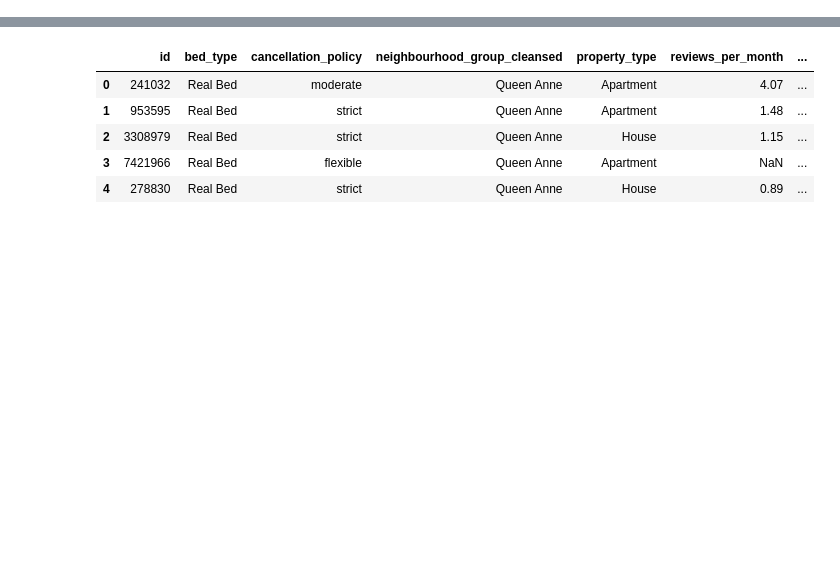
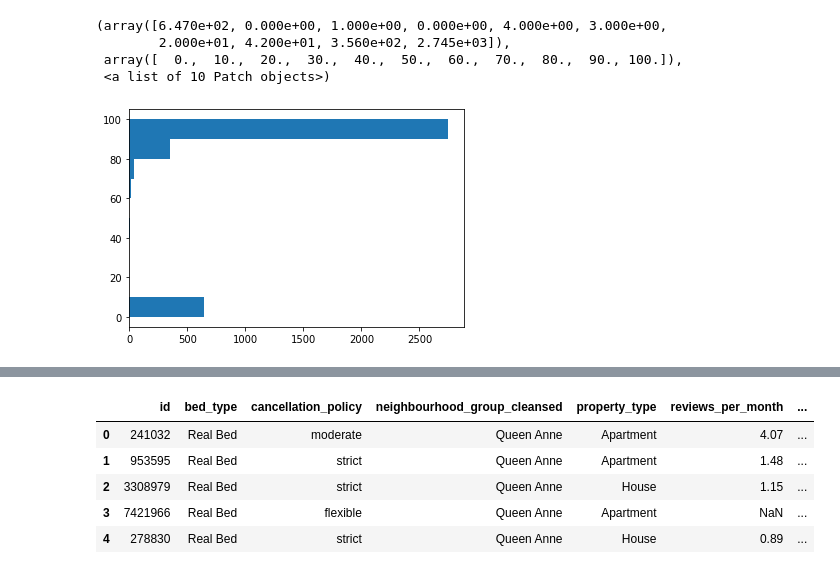
Before and after one commit to nittaryo1977/analyze_airbnb, a Jupyter notebook: Airbnb Seattle.ipynb, the cells around one changed output, grey strips where cells are left out. Cells and saved outputs as stored; diff of their text form; code cells hidden in the pictures; blank space fills up the shorter version.

```diff
--- a/Airbnb Seattle.ipynb
+++ b/Airbnb Seattle.ipynb
@@ -23,0 +75,8 @@ calendar_df = pd.read_csv('data/calendar.csv')
+# %%
+plt.hist(listings_df["review_scores_rating"].fillna(value=0),orientation="horizontal")
+# %% [output]
+(array([6.470e+02, 0.000e+00, 1.000e+00, 0.000e+00, 4.000e+00, 3.000e+00,
+        2.000e+01, 4.200e+01, 3.560e+02, 2.745e+03]),
+ array([  0.,  10.,  20.,  30.,  40.,  50.,  60.,  70.,  80.,  90., 100.]),
+ <a list of 10 Patch objects>)
+[figure, added]
```
Also changed, not shown: parts of 36 cells of this notebook.
